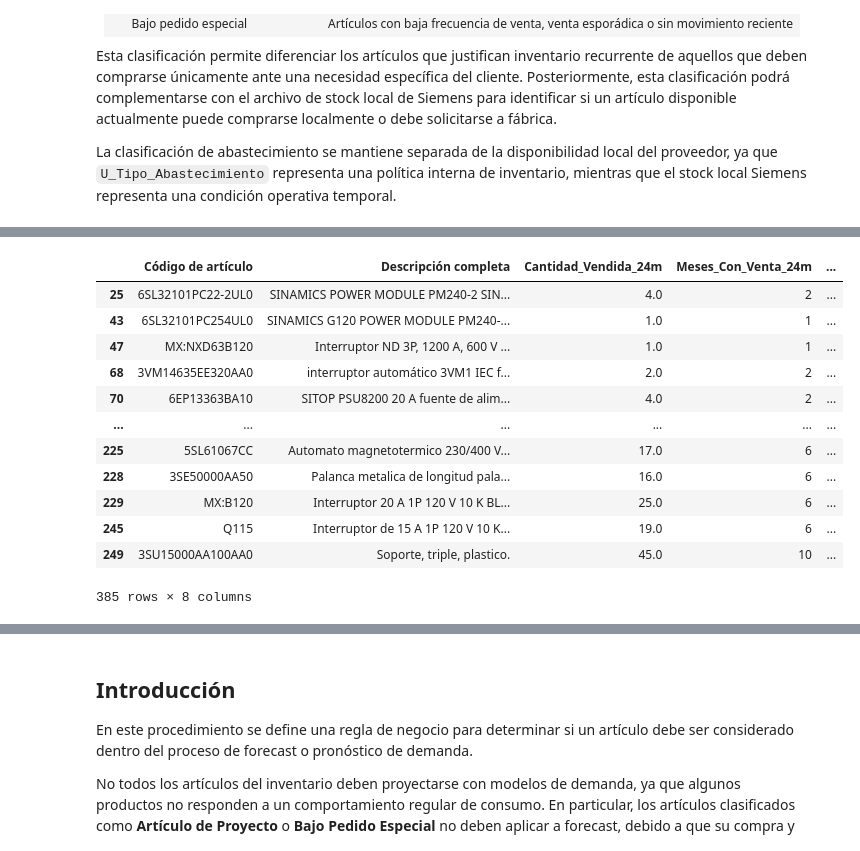
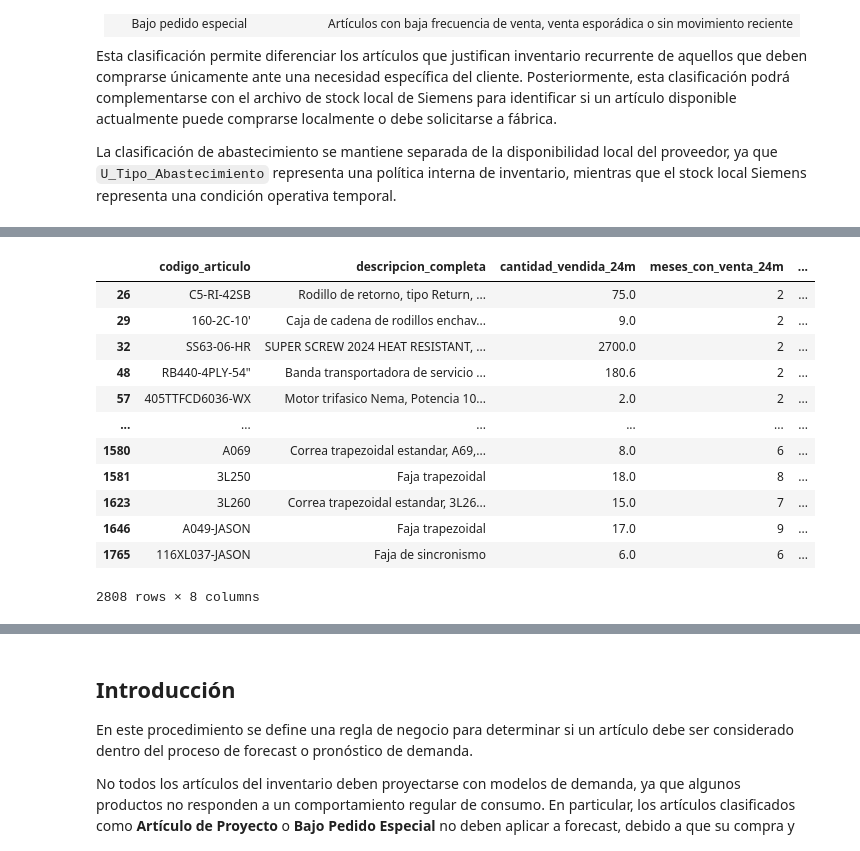
Before and after one commit to choppeb7/Tesis-Master-AI, a Jupyter notebook: Notebook_desarrollo.ipynb, the cells around one changed output, grey strips where cells are left out. Cells and saved outputs as stored; diff of their text form; code cells hidden in the pictures.

```diff
--- a/Notebook_desarrollo.ipynb
+++ b/Notebook_desarrollo.ipynb
@@ -54,0 +125,13 @@ Version: Microsoft SQL Server 2017 (RTM) - 14.0.1000.169 (X64)
+# %%
+from sqlalchemy import text
+
+# Crear condiciones LIKE dinámicas
+condiciones_fabricantes = " OR ".join(
+    ["TM.FirmName LIKE ?" for _ in fabricantes_considerados]
+)
+
+# Crear parámetros como TUPLA, no como lista
+params_fabricantes = tuple(
+    f"%{fabricante}%"
+    for fabricante in fabricantes_considerados
+)
@@ -1278,5 +1346,5 @@ ORDER BY
 # %%
-df_OITM_Ventas= pd.read_sql(Query_OITM_Ventas, engine)
+df_OITM_Ventas= pd.read_sql(Query_OITM_Ventas, engine, params=params_fabricantes)
 df_OITM_Ventas.info()
 # %% [output]
 <class 'pandas.DataFrame'>
@@ -1379,13 +1459,13 @@ df_ciclo_vida.head(5)
 # Categoría CI + Subcategoría CI + Tipo CI
 
 columnas_merge = [
-    "Categoría",
-    "Subcategoría",
-    "Tipo"
+    "categoria",
+    "subcategoria",
+    "tipo"
 ]
 
 df_ciclo_vida = df_ciclo_vida[
-    columnas_merge + ["U_Ciclo_Vida"]
+    columnas_merge + ["ciclo_vida"]
 ].drop_duplicates(subset=columnas_merge)
 
 df_ciclo_vida.head(5)
@@ -1401,8 +1481,8 @@ df_ciclo_vida.head(5)
 # EVITAR DUPLICIDAD DE U_Ciclo_Vida
 # ============================================================
 
-if "U_Ciclo_Vida" in df_OITM_Ventas.columns:
-    df_OITM_Ventas = df_OITM_Ventas.drop(columns=["U_Ciclo_Vida"])
+if "ciclo_vida" in df_OITM_Ventas.columns:
+    df_OITM_Ventas = df_OITM_Ventas.drop(columns=["ciclo_vida"])
 # %%
 # ============================================================
 # MERGE FINAL
@@ -1668,34 +1810,34 @@ df_OITM_Ventas["U_Tipo_Abastecimiento"] = df_OITM_Ventas.apply(
 )
 # %%
 columnas_revision = [
-    "Código de artículo",
-    "Descripción completa",
-    "Cantidad_Vendida_24m",
-    "Meses_Con_Venta_24m",
-    "Frecuencia_Venta_24m_%",
-    "Precio_Referencia",
-    "Venta_Estimada_24m",
-    "U_Tipo_Abastecimiento"
+    "codigo_articulo",
+    "descripcion_completa",
+    "cantidad_vendida_24m",
+    "meses_con_venta_24m",
+    "frecuencia_venta_24m_pct",
+    "precio_referencia",
+    "venta_estimada_24m",
+    "tipo_abastecimiento"
 ]
 
 df_OITM_Ventas[columnas_revision].sort_values(
-    by=["U_Tipo_Abastecimiento", "Venta_Estimada_24m"],
+    by=["tipo_abastecimiento", "venta_estimada_24m"],
     ascending=[True, False]
 )
 # %% [output]
-|  | Código de artículo | Descripción completa | Cantidad_Vendida_24m | Meses_Con_Venta_24m | ... |
-| 25 | 6SL32101PC22-2UL0 | SINAMICS POWER MODULE PM240-2 SIN... | 4.0 | 2 | ... |
-| 43 | 6SL32101PC254UL0 | SINAMICS G120 POWER MODULE PM240-... | 1.0 | 1 | ... |
-| 47 | MX:NXD63B120 | Interruptor ND 3P, 1200 A, 600 V ... | 1.0 | 1 | ... |
-| 68 | 3VM14635EE320AA0 | interruptor automático 3VM1 IEC f... | 2.0 | 2 | ... |
-| 70 | 6EP13363BA10 | SITOP PSU8200 20 A fuente de alim... | 4.0 | 2 | ... |
+|  | codigo_articulo | descripcion_completa | cantidad_vendida_24m | meses_con_venta_24m | ... |
+| 26 | C5-RI-42SB | Rodillo de retorno, tipo Return, ... | 75.0 | 2 | ... |
+| 29 | 160-2C-10' | Caja de cadena de rodillos enchav... | 9.0 | 2 | ... |
+| 32 | SS63-06-HR | SUPER SCREW 2024 HEAT RESISTANT, ... | 2700.0 | 2 | ... |
+| 48 | RB440-4PLY-54" | Banda transportadora de servicio ... | 180.6 | 2 | ... |
+| 57 | 405TTFCD6036-WX | Motor trifasico Nema, Potencia 10... | 2.0 | 2 | ... |
 | ... | ... | ... | ... | ... | ... |
-| 225 | 5SL61067CC | Automato magnetotermico 230/400 V... | 17.0 | 6 | ... |
-| 228 | 3SE50000AA50 | Palanca metalica de longitud pala... | 16.0 | 6 | ... |
-| 229 | MX:B120 | Interruptor 20 A 1P 120 V 10 K BL... | 25.0 | 6 | ... |
-| 245 | Q115 | Interruptor de 15 A 1P 120 V 10 K... | 19.0 | 6 | ... |
-| 249 | 3SU15000AA100AA0 | Soporte, triple, plastico. | 45.0 | 10 | ... |
+| 1580 | A069 | Correa trapezoidal estandar, A69,... | 8.0 | 6 | ... |
+| 1581 | 3L250 | Faja trapezoidal | 18.0 | 8 | ... |
+| 1623 | 3L260 | Correa trapezoidal estandar, 3L26... | 15.0 | 7 | ... |
+| 1646 | A049-JASON | Faja trapezoidal | 17.0 | 9 | ... |
+| 1765 | 116XL037-JASON | Faja de sincronismo | 6.0 | 6 | ... |
-385 rows × 8 columns
+2808 rows × 8 columns
 # %%
 df_OITM_Ventas.to_csv(nombre_archivo,
     index=False,
```
Also changed, not shown: parts of 41 cells of this notebook, 3 other files.
